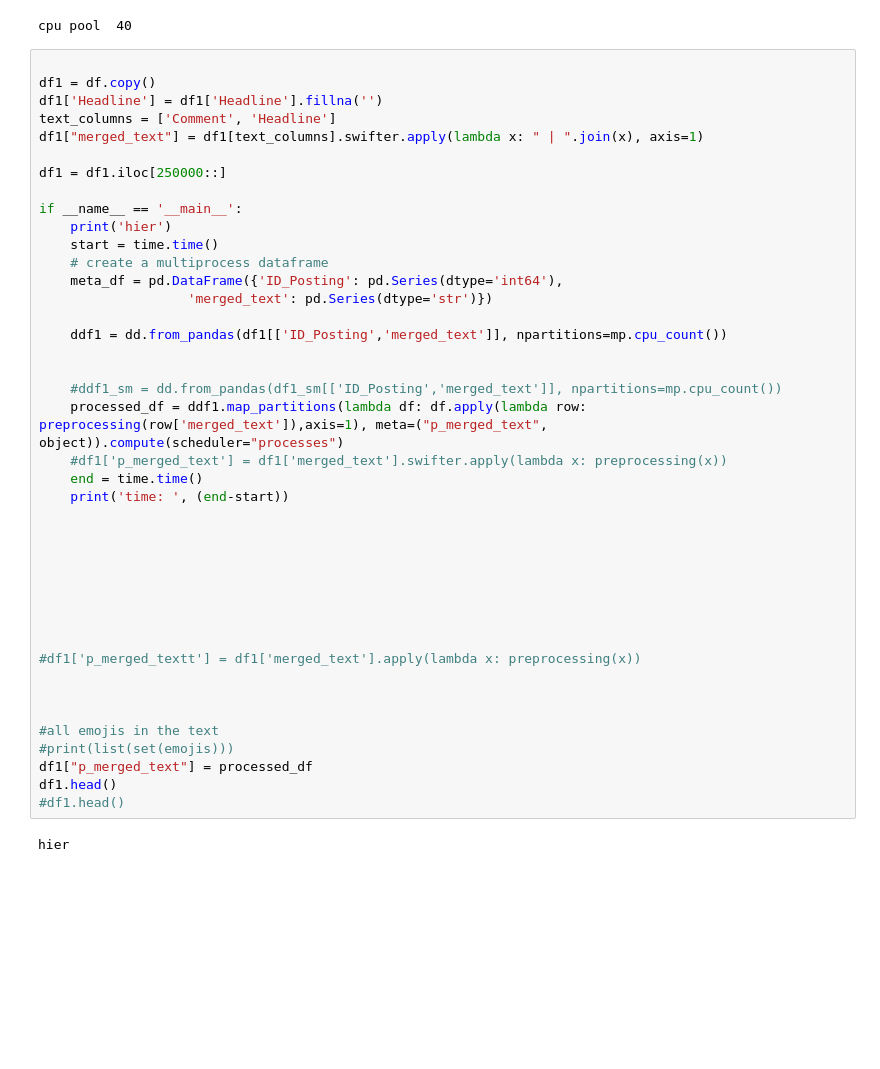
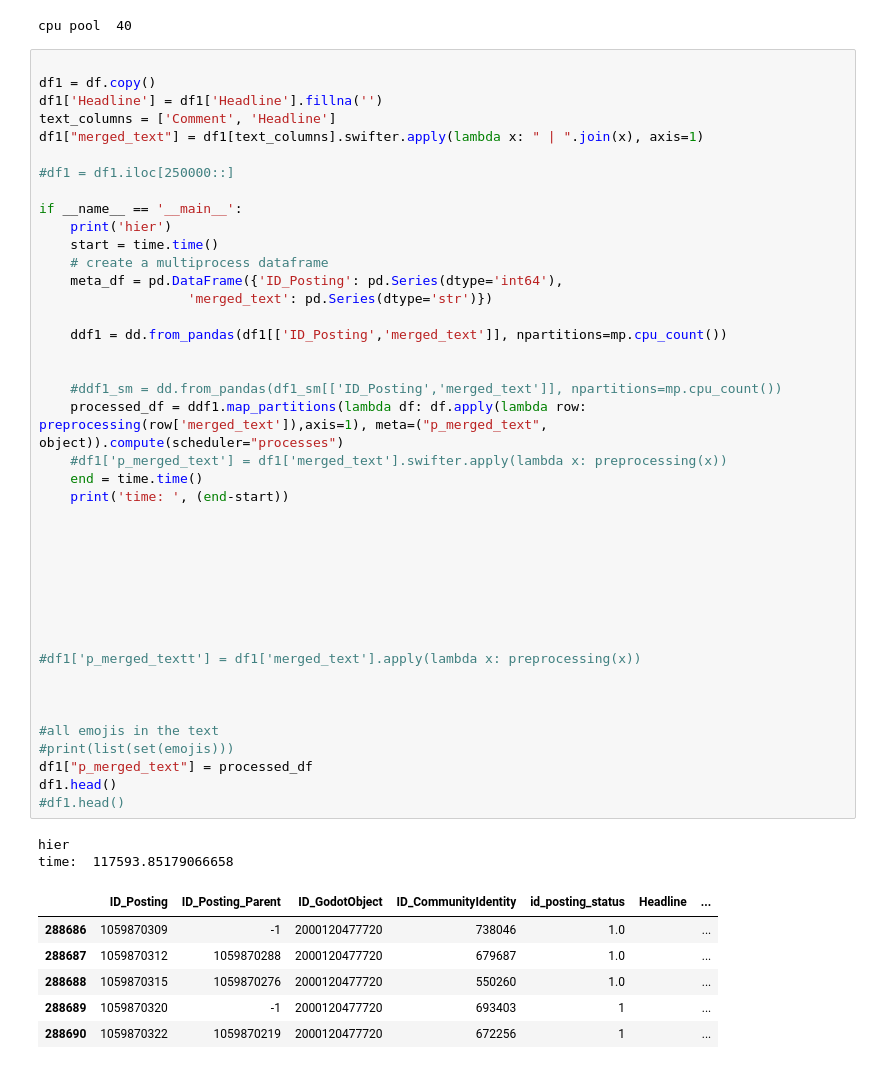
Before and after one commit to lukasthekid/corona-mask-requirement-nlp-analysis, a Jupyter notebook: comments/preprocessing.ipynb, the cells around one changed output. Drawn from its saved outputs; the diff is of its cells as text; blank space fills up the shorter version.

```diff
--- a/comments/preprocessing.ipynb
+++ b/comments/preprocessing.ipynb
@@ -274,7 +274,7 @@ df1['Headline'] = df1['Headline'].fillna('')
 text_columns = ['Comment', 'Headline']
 df1["merged_text"] = df1[text_columns].swifter.apply(lambda x: " | ".join(x), axis=1)
 
-df1 = df1.iloc[250000::]
+#df1 = df1.iloc[250000::]
 
 if __name__ == '__main__':
     print('hier')
@@ -283,33 +283,40 @@ if __name__ == '__main__':
     meta_df = pd.DataFrame({'ID_Posting': pd.Series(dtype='int64'),
                    'merged_text': pd.Series(dtype='str')})
 
     ddf1 = dd.from_pandas(df1[['ID_Posting','merged_text']], npartitions=mp.cpu_count())
 
 
     #ddf1_sm = dd.from_pandas(df1_sm[['ID_Posting','merged_text']], npartitions=mp.cpu_count())
     processed_df = ddf1.map_partitions(lambda df: df.apply(lambda row: preprocessing(row['merged_text']),axis=1), meta=("p_merged_text", object)).compute(scheduler="processes")
     #df1['p_merged_text'] = df1['merged_text'].swifter.apply(lambda x: preprocessing(x))
     end = time.time()
     print('time: ', (end-start))
 
 
 
 
 
 
 
 
 #df1['p_merged_textt'] = df1['merged_text'].apply(lambda x: preprocessing(x))
 
 
 
 #all emojis in the text
 #print(list(set(emojis)))
 df1["p_merged_text"] = processed_df
 df1.head()
 #df1.head()
 # %% [output]
 hier
+time:  117593.85179066658
+|  | ID_Posting | ID_Posting_Parent | ID_GodotObject | ID_CommunityIdentity | id_posting_status | Headline | ... |
+| 288686 | 1059870309 | -1 | 2000120477720 | 738046 | 1.0 |  | ... |
+| 288687 | 1059870312 | 1059870288 | 2000120477720 | 679687 | 1.0 |  | ... |
+| 288688 | 1059870315 | 1059870276 | 2000120477720 | 550260 | 1.0 |  | ... |
+| 288689 | 1059870320 | -1 | 2000120477720 | 693403 | 1 |  | ... |
+| 288690 | 1059870322 | 1059870219 | 2000120477720 | 672256 | 1 |  | ... |
 # %%
 #merging content with title and build tokens
 df1.drop('merged_text', axis=1, inplace=True)
```
Also changed, not shown: parts of 4 cells of this notebook, 1 other file.
